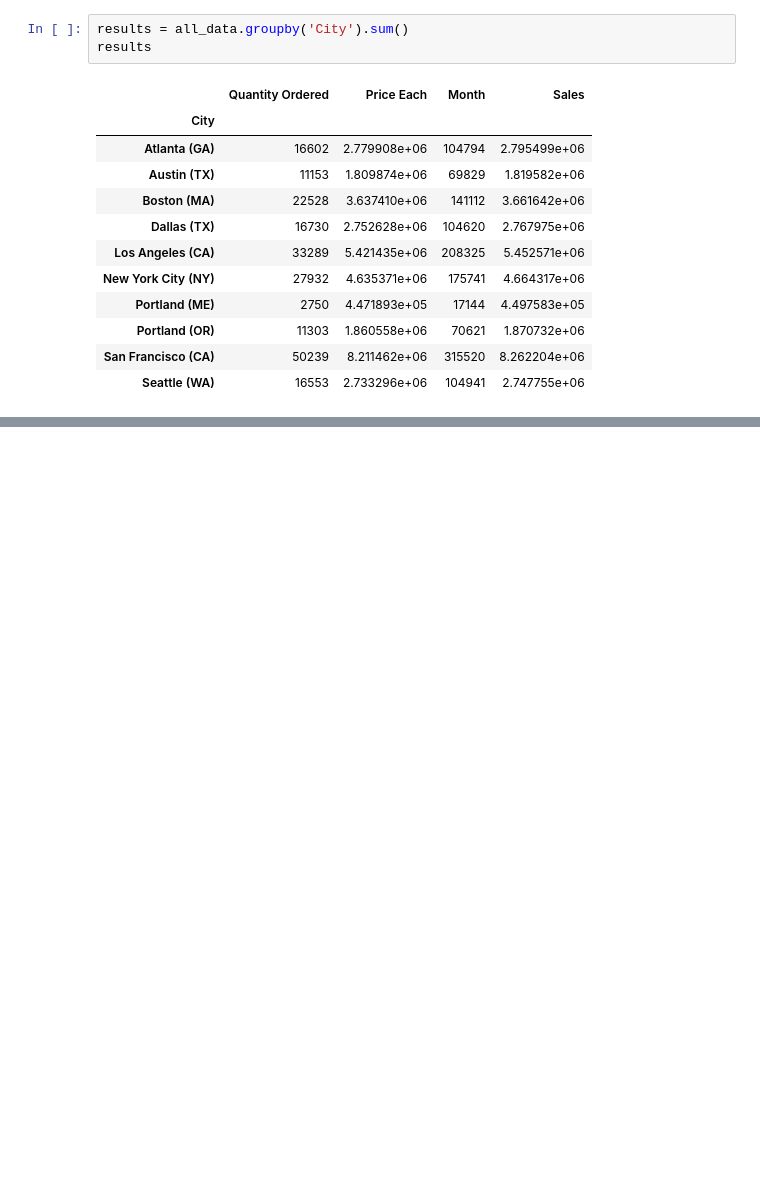
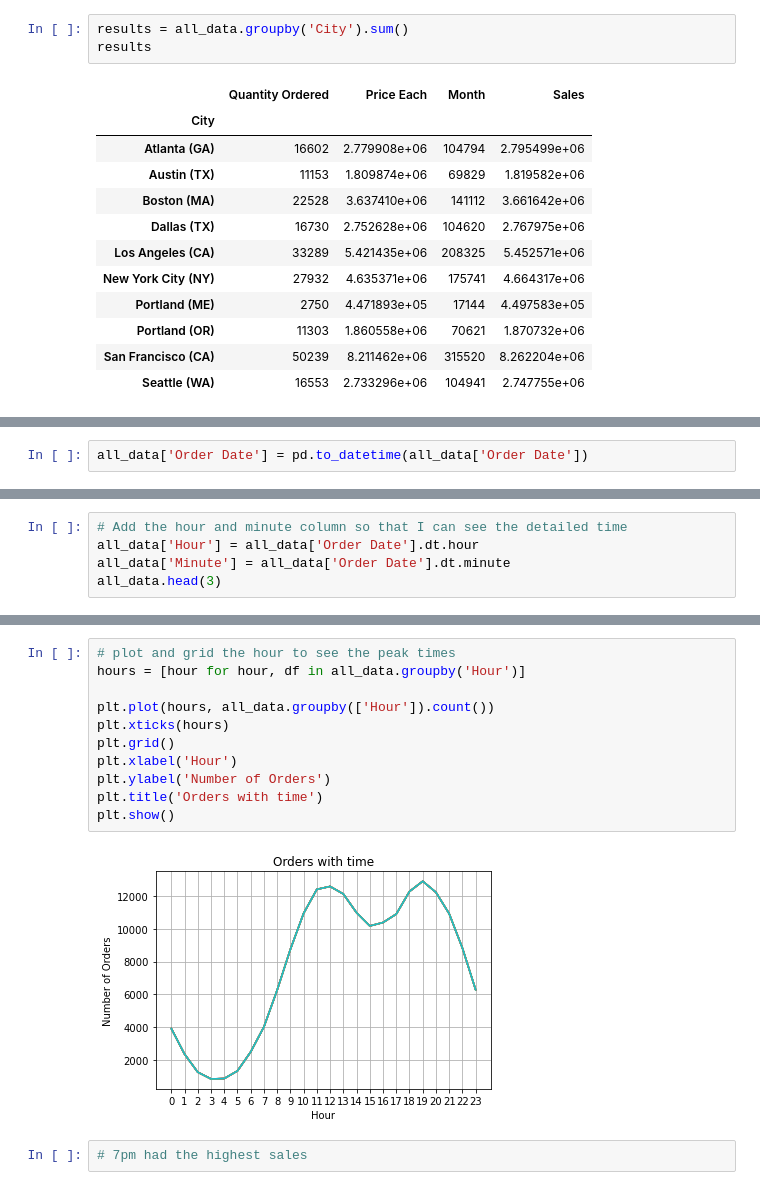
Before and after one commit to lupeluna/DS_Pandas_practice, a Jupyter notebook: Pandas_Practice.ipynb, the cells around one changed output, grey strips where cells are left out. Drawn from its saved outputs; the diff is of its cells as text; blank space fills up the shorter version.

```diff
--- a/Pandas_Practice.ipynb
+++ b/Pandas_Practice.ipynb
@@ -217,0 +228,2 @@ plt.show()
+# %%
+all_data['Order Date'] = pd.to_datetime(all_data['Order Date'])
@@ -217,0 +239,5 @@ plt.show()
+# %%
+# Add the hour and minute column so that I can see the detailed time
+all_data['Hour'] = all_data['Order Date'].dt.hour
+all_data['Minute'] = all_data['Order Date'].dt.minute
+all_data.head(3)
@@ -217,0 +249,15 @@ plt.show()
+# %%
+# plot and grid the hour to see the peak times
+hours = [hour for hour, df in all_data.groupby('Hour')]
+
+plt.plot(hours, all_data.groupby(['Hour']).count())
+plt.xticks(hours)
+plt.grid()
+plt.xlabel('Hour')
+plt.ylabel('Number of Orders')
+plt.title('Orders with time')
+plt.show()
+# %% [output]
+[figure, added]
+# %%
+# 7pm had the highest sales
```
Also changed, not shown: parts of 13 cells of this notebook.
